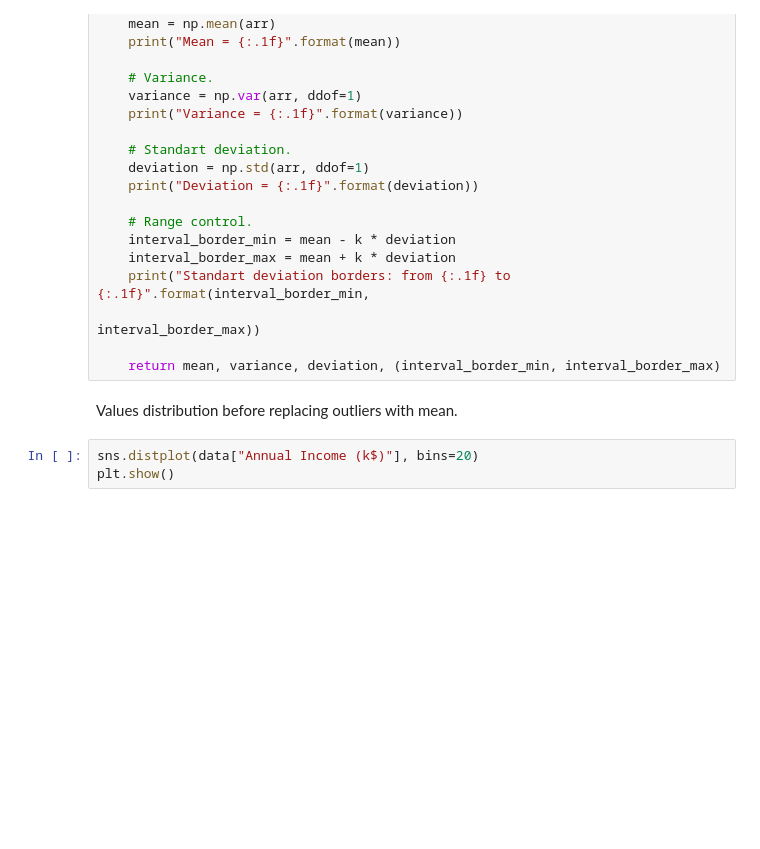
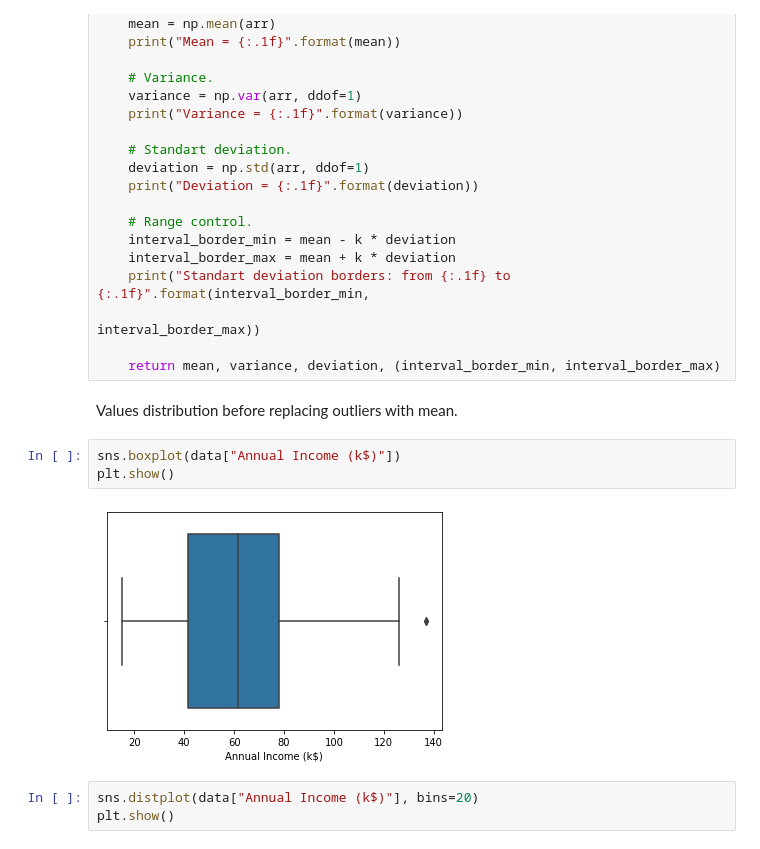
Before and after one commit to SmirnovAlexander/InformationAnalysis, a Jupyter notebook: DataAnalysis/notebooks/MallCustomersOutliersDetection.ipynb, the cells around one changed output. Cells and saved outputs as stored; diff of their text form; blank space fills up the shorter version.

```diff
--- a/DataAnalysis/notebooks/MallCustomersOutliersDetection.ipynb
+++ b/DataAnalysis/notebooks/MallCustomersOutliersDetection.ipynb
@@ -67,6 +73,11 @@ def calculate_deviations(arr, k):
     return mean, variance, deviation, (interval_border_min, interval_border_max)
 # %% [markdown]
 Values distribution before replacing outliers with mean.
+# %%
+sns.boxplot(data["Annual Income (k$)"])
+plt.show()
+# %% [output]
+[figure, added]
 # %%
 sns.distplot(data["Annual Income (k$)"], bins=20)
 plt.show()
```
Also changed, not shown: parts of 5 cells of this notebook.
